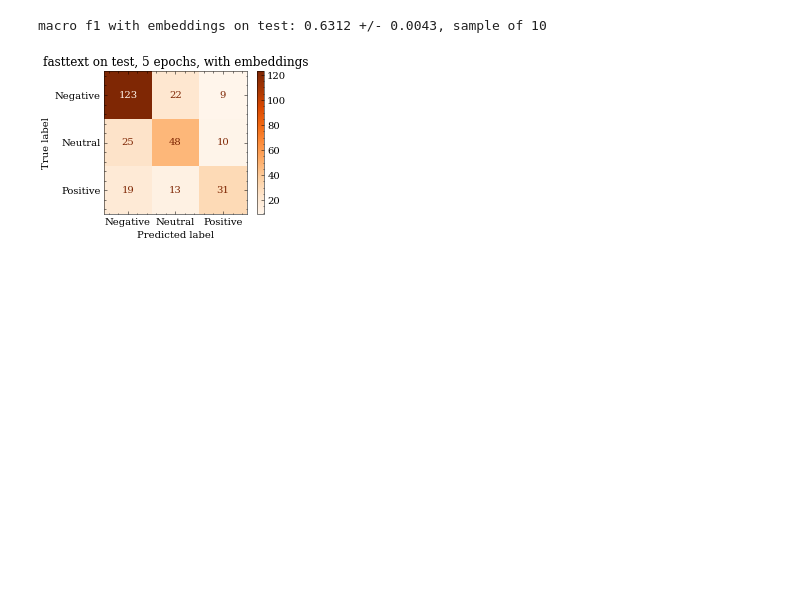
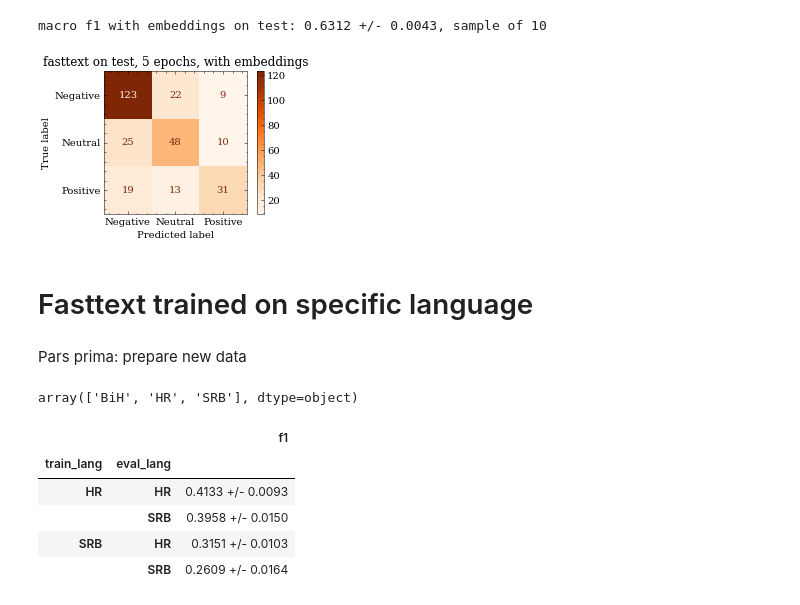
Before and after one commit to 5roop/task10, a Jupyter notebook: 004_fasttext_training.ipynb, the cells around one changed output. Cells and saved outputs as stored; diff of their text form; code cells hidden in the pictures; blank space fills up the shorter version.

Commit message:
Fasttext almost done

```diff
--- a/004_fasttext_training.ipynb
+++ b/004_fasttext_training.ipynb
@@ -104,3 +104,55 @@ plt.savefig("images/004_CM_fasttext_with_embeddings.pdf")
 plt.show()
 # %% [output]
 [figure]
+# %% [markdown]
+# Fasttext trained on specific language
+# %% [markdown]
+Pars prima: prepare new data
+# %%
+train.country.unique()
+# %% [output]
+array(['BiH', 'HR', 'SRB'], dtype=object)
+# %%
+
+for split in ["train","test"]:
+    for lang in ["HR", "SRB"]:
+        condition = eval(split).country == lang
+        with open(f"fasttext_data/{split}_{lang}.txt", "w") as f:
+            for i, row in eval(split)[condition].iterrows():
+                f.write(f"__label__{row['label']} {row['sentence']}\n")
+# %%
+results = []
+from tqdm.auto import tqdm
+for i in tqdm(range(50)):
+    for train_lang in ["HR", "SRB"]:
+        train_file = f"fasttext_data/train_{train_lang}.txt"
+        model = fasttext.train_supervised(
+            input=train_file,
+            epoch=16,
+        )
+        for eval_lang in ["HR", "SRB"]:
+            eval_df = test[test.country == eval_lang]
+            y_pred = model.predict(eval_df.sentence.tolist())[0]
+            y_pred = [i[0][9:] for i in y_pred]
+            y_true = eval_df.label.tolist()
+
+            f1 = f1_score(
+                y_true, y_pred, average="macro", labels=["Positive", "Neutral", "Negative"]
+            )
+            results.append(
+                {
+                    "train_lang": train_lang,
+                    "eval_lang": eval_lang,
+                    "f1": f1
+                }
+            )
+import pandas as pd
+df = pd.DataFrame(data=results)
+df.groupby(["train_lang", "eval_lang"]).agg(lambda i: f"{np.mean(i):0.4f} +/- {np.std(i):0.4f}")
+# %% [output]
+|  |  | f1 |
+| train_lang | eval_lang |  |
+| HR | HR | 0.4133 +/- 0.0093 |
+|  | SRB | 0.3958 +/- 0.0150 |
+| SRB | HR | 0.3151 +/- 0.0103 |
+|  | SRB | 0.2609 +/- 0.0164 |
```
Also changed, not shown: parts of 3 cells of this notebook, 4 other files.
